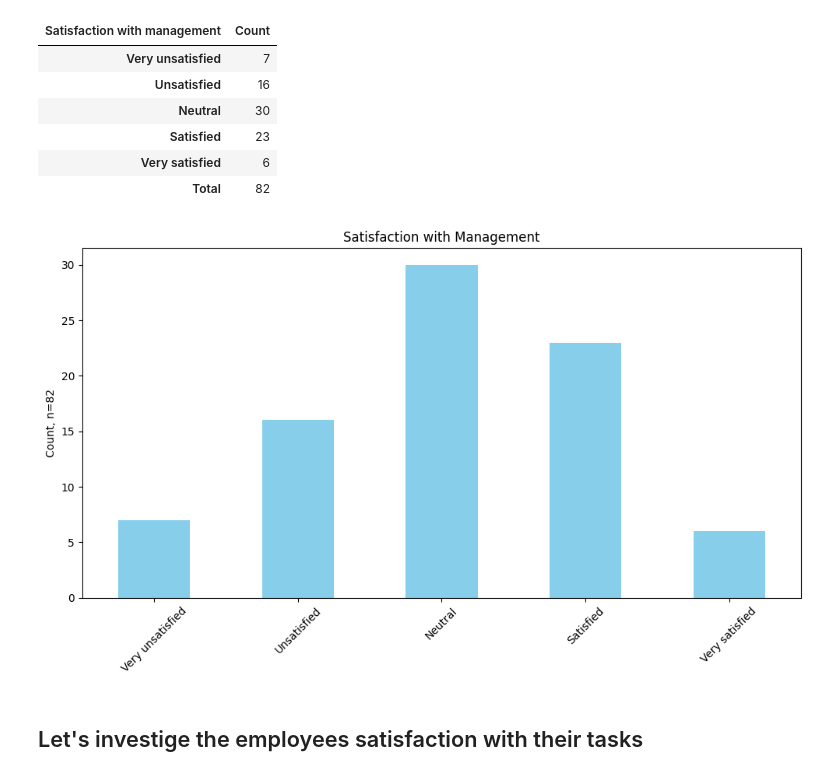
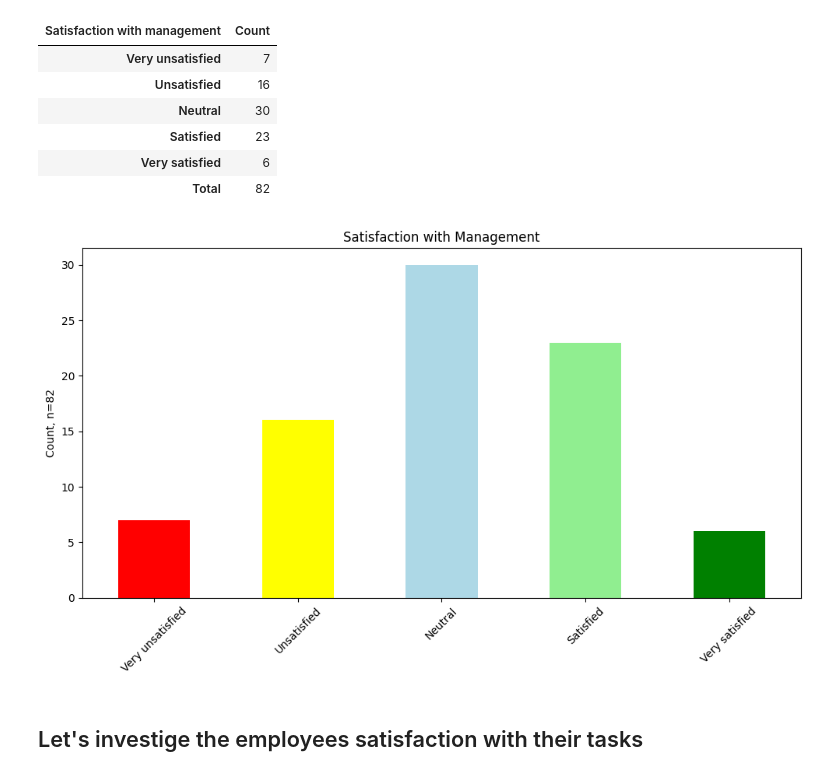
Before and after one commit to jemlau/DataAnalysisProject, a Jupyter notebook: harjoitustyöJEMINA.ipynb, the cells around one changed output. Drawn from its saved outputs; the diff is of its cells as text; code cells hidden in the pictures.

```diff
--- a/harjoitustyöJEMINA.ipynb
+++ b/harjoitustyöJEMINA.ipynb
@@ -118,16 +118,17 @@ df_satmanagement
 | Very satisfied | 6 |
 | Total | 82 |
 # %%
+colors=['red', 'yellow', 'lightblue', 'lightgreen', 'green']
 plt.figure(figsize=(10, 6))
-df_satmanagement[:-1]['Count'].plot(kind='bar', color='skyblue')
+df_satmanagement[:-1]['Count'].plot(kind='bar', color=colors)
 
 plt.title('Satisfaction with Management')
 plt.ylabel('Count, n=' + str(n))
 plt.xticks(rotation=45)
 plt.tight_layout()
 plt.show()
 # %% [output]
-[figure, old version]
+[figure, new version]
 # %% [markdown]
 ## Let's investige the employees satisfaction with their tasks
 # %%
```
